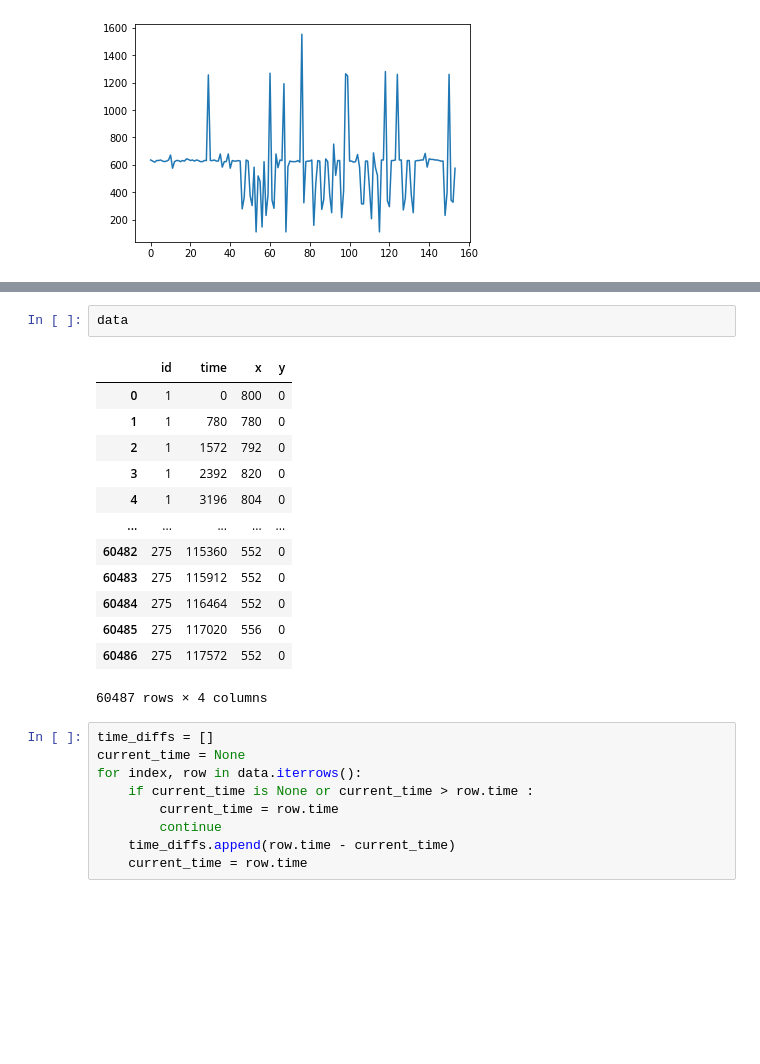
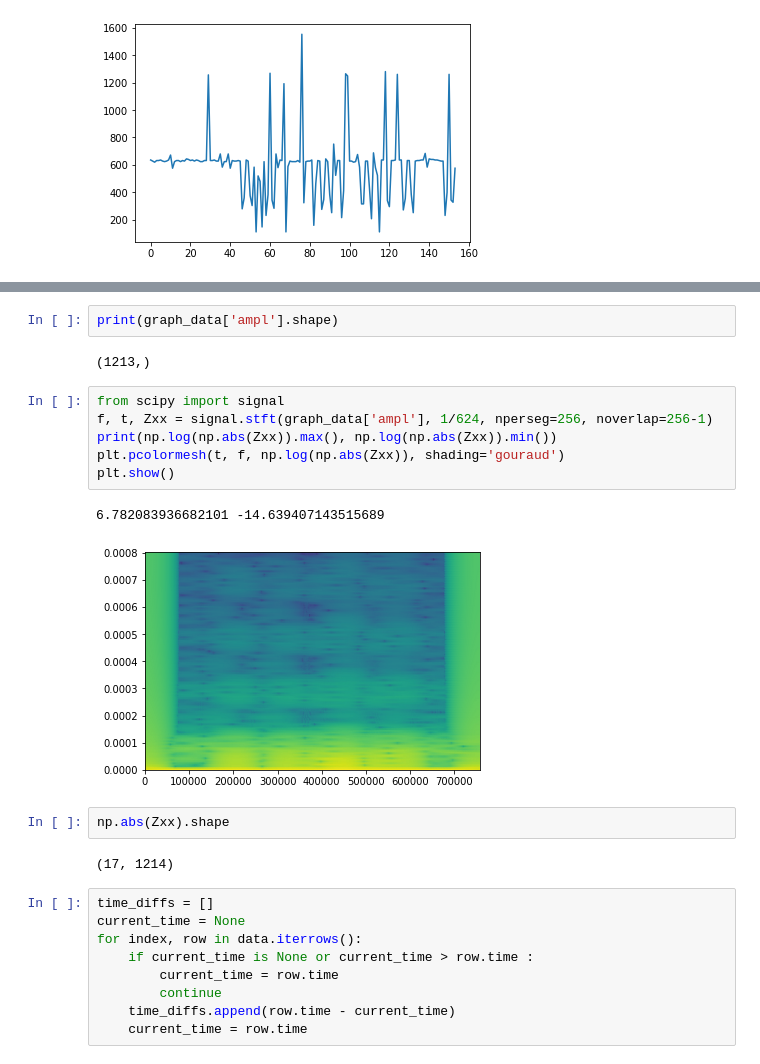
Before and after one commit to MuxauJL/CardioSpike, a Jupyter notebook: Data Analisys.ipynb, the cells around one changed output, grey strips where cells are left out. Cells and saved outputs as stored; diff of their text form; blank space fills up the shorter version.

```diff
--- a/Data Analisys.ipynb
+++ b/Data Analisys.ipynb
@@ -211,19 +188,20 @@ for sdata in subdata:
+# %%
+print(graph_data['ampl'].shape)
+# %% [output]
+(1213,)
+# %%
+from scipy import signal
+f, t, Zxx = signal.stft(graph_data['ampl'], 1/624, nperseg=256, noverlap=256-1)
+print(np.log(np.abs(Zxx)).max(), np.log(np.abs(Zxx)).min())
+plt.pcolormesh(t, f, np.log(np.abs(Zxx)), shading='gouraud')
+plt.show()
+# %% [output]
+6.782083936682101 -14.639407143515689
+[figure, added]
 # %%
-data
+np.abs(Zxx).shape
 # %% [output]
-|  | id | time | x | y |
-| 0 | 1 | 0 | 800 | 0 |
-| 1 | 1 | 780 | 780 | 0 |
-| 2 | 1 | 1572 | 792 | 0 |
-| 3 | 1 | 2392 | 820 | 0 |
-| 4 | 1 | 3196 | 804 | 0 |
-| ... | ... | ... | ... | ... |
-| 60482 | 275 | 115360 | 552 | 0 |
-| 60483 | 275 | 115912 | 552 | 0 |
-| 60484 | 275 | 116464 | 552 | 0 |
-| 60485 | 275 | 117020 | 556 | 0 |
-| 60486 | 275 | 117572 | 552 | 0 |
-60487 rows × 4 columns
+(17, 1214)
 # %%
 time_diffs = []
 current_time = None
```
Also changed, not shown: parts of 15 cells of this notebook, 8 other files.
